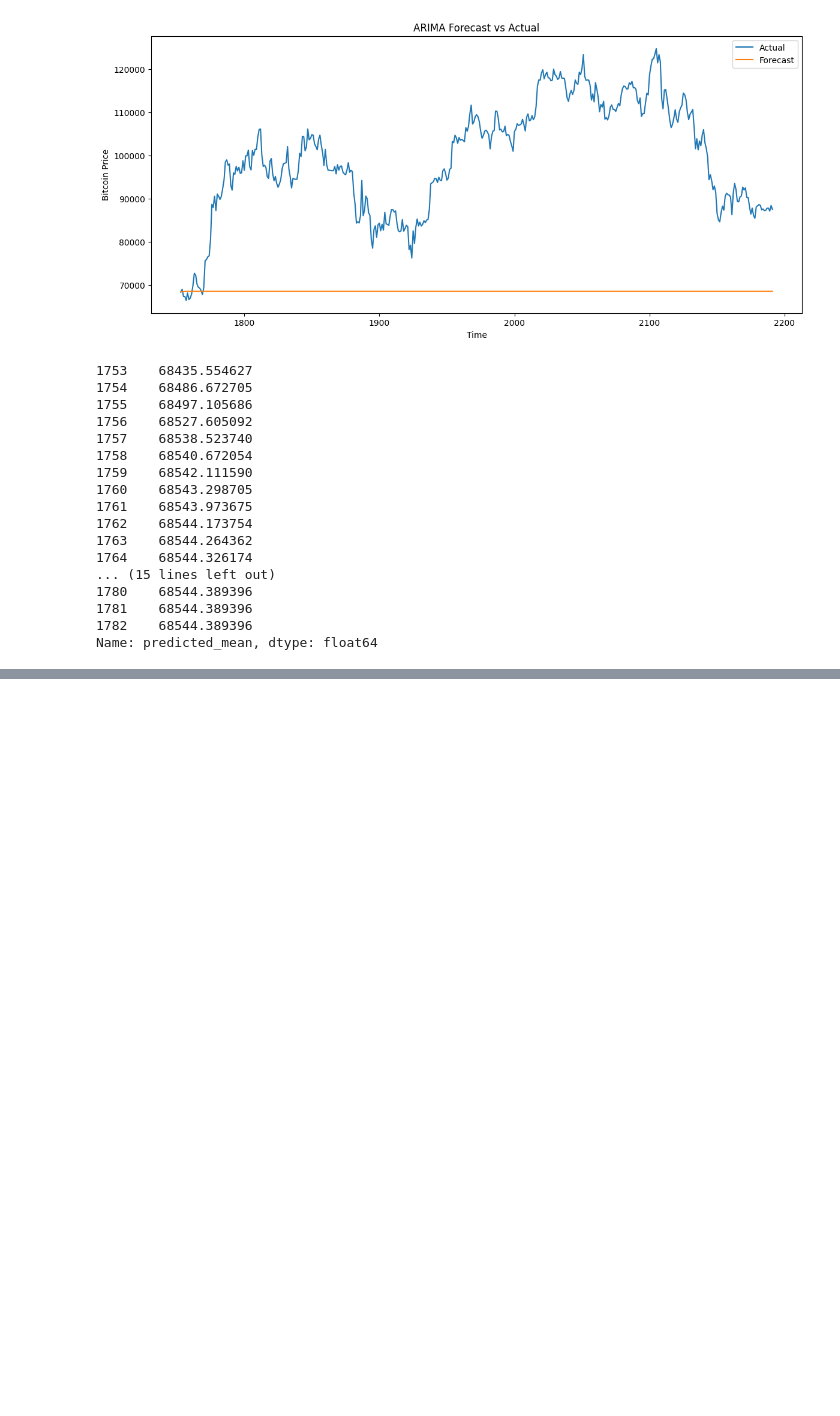
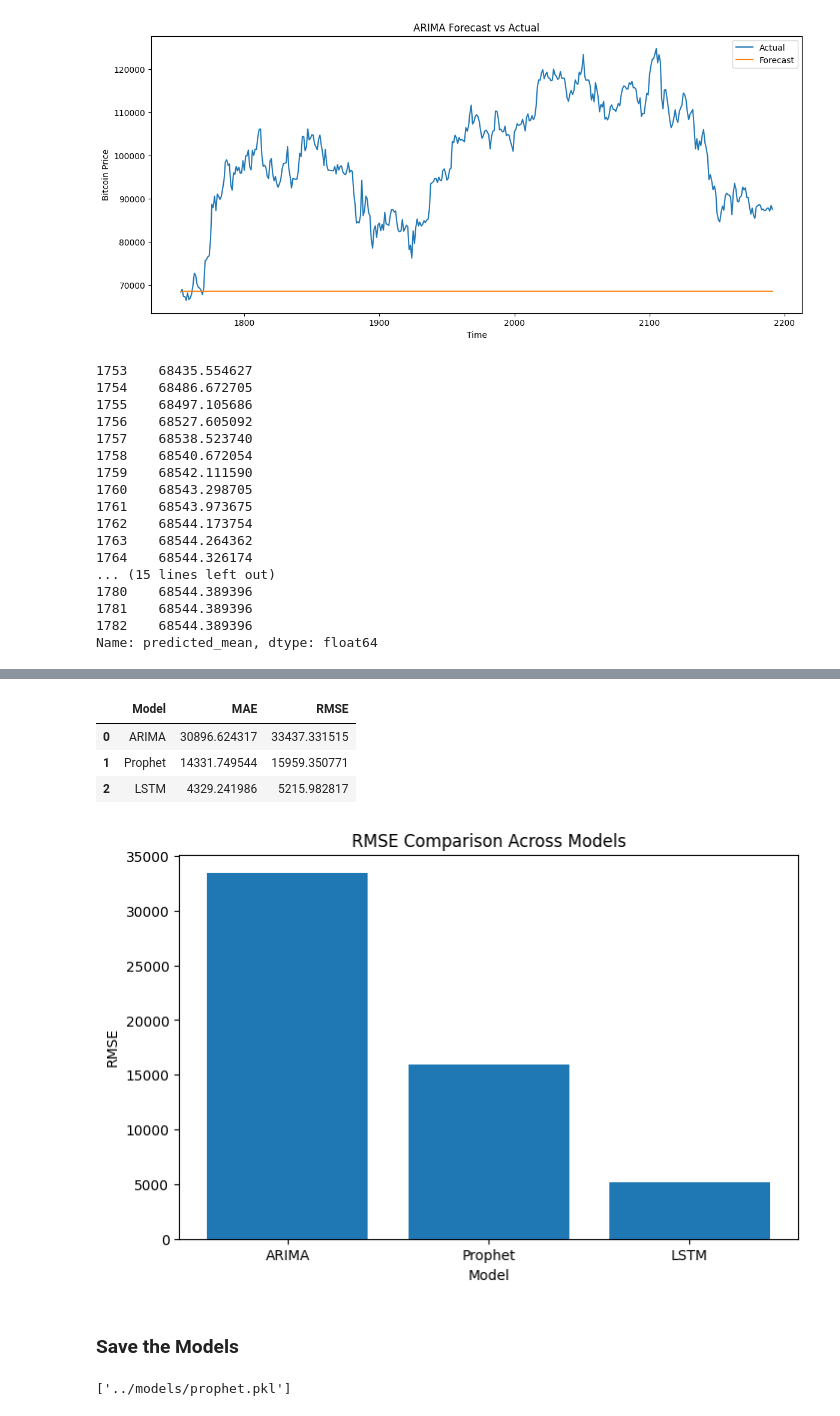
Before and after one commit to sravanthisabbidi/crypto-time-series-forecasting, a Jupyter notebook: notebooks/Crypto_Forecasting.ipynb, the cells around one changed output, grey strips where cells are left out. Cells and saved outputs as stored; diff of their text form; code cells hidden in the pictures; blank space fills up the shorter version.

```diff
--- a/notebooks/Crypto_Forecasting.ipynb
+++ b/notebooks/Crypto_Forecasting.ipynb
@@ -621,0 +972,41 @@ Name: predicted_mean, dtype: float64
+# %%
+comparison = pd.DataFrame({
+    "Model": ["ARIMA", "Prophet", "LSTM"],
+    "MAE": [
+        arima_mae,
+        mae_prophet,
+        lstm_mae
+    ],
+    "RMSE": [
+        arima_rmse,
+        rmse_prophet,
+        lstm_rmse
+    ]
+})
+
+comparison
+# %% [output]
+|  | Model | MAE | RMSE |
+| 0 | ARIMA | 30896.624317 | 33437.331515 |
+| 1 | Prophet | 14331.749544 | 15959.350771 |
+| 2 | LSTM | 4329.241986 | 5215.982817 |
+# %%
+# Visaulisation
+plt.figure(figsize=(8,5))
+
+plt.bar(
+    comparison["Model"],
+    comparison["RMSE"]
+)
+
+plt.title("RMSE Comparison Across Models")
+
+plt.xlabel("Model")
+
+plt.ylabel("RMSE")
+
+plt.show()
+# %% [output]
+[figure, added]
+# %% [markdown]
+### Save the Models
@@ -621,0 +1018,6 @@ Name: predicted_mean, dtype: float64
+# %%
+from joblib import dump
+
+dump(model, "../models/prophet.pkl")
+# %% [output]
+['../models/prophet.pkl']
```
Also changed, not shown: parts of 26 cells of this notebook, 3 other files.
